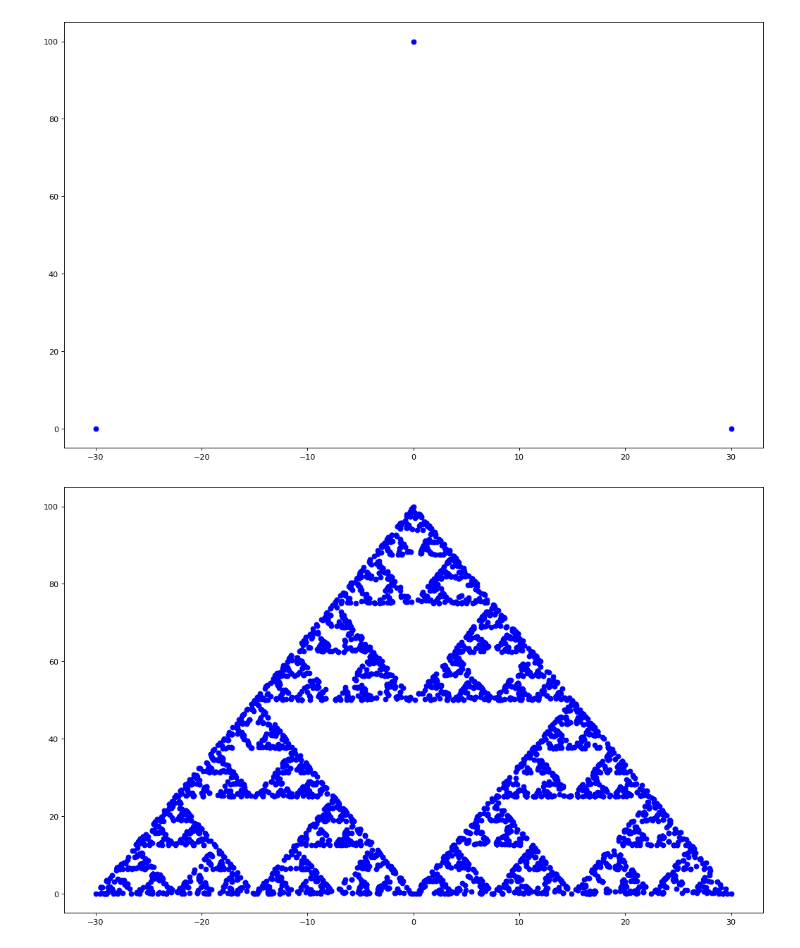
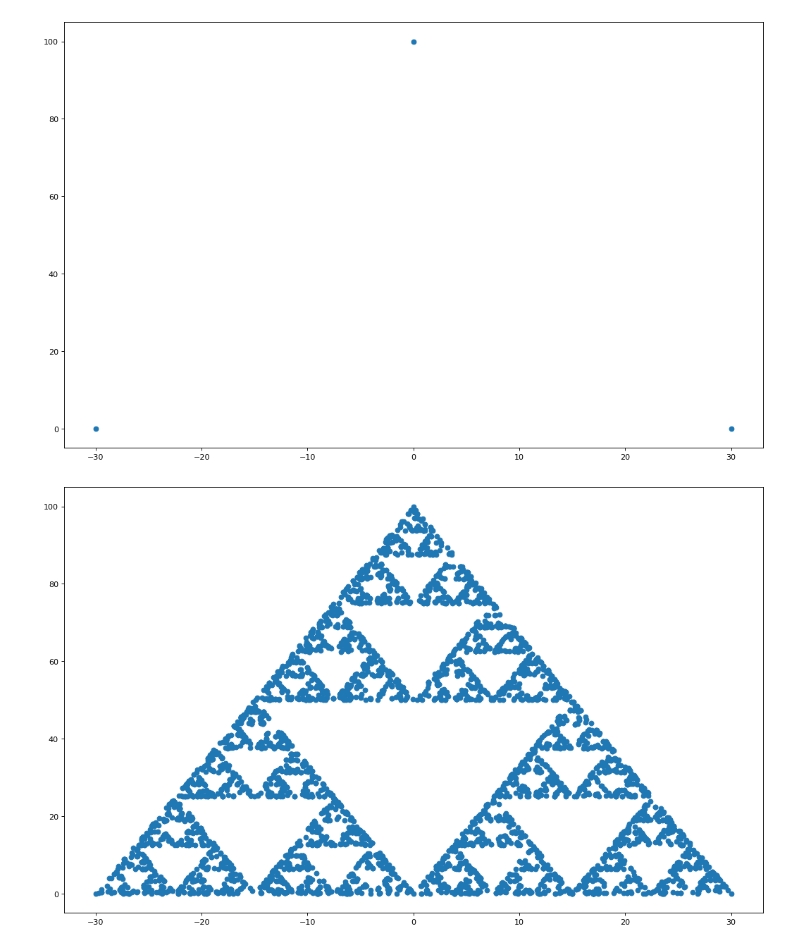
Before and after one commit to Iryna-Lytvynchuk/Data_Science, a Jupyter notebook: sierp.ipynb, the cells around one changed output. Cells and saved outputs as stored; diff of their text form; code cells hidden in the pictures.

```diff
--- a/sierp.ipynb
+++ b/sierp.ipynb
@@ -20,29 +20,29 @@ y.append(By)
 x.append(Cx)
 y.append(Cy)
 plt.figure(figsize=(16,10), dpi= 80)
-plt.plot(x,y, 'bo')
+plt.scatter(x,y)
 plt.show()
 # %% [output]
-[figure, old version]
+[figure, new version]
 # %%
 pX = 0.0
 pY = 0.0
 for i in range(0, 5000):
     x.append(pX)
     y.append(pY)
     C = random.randint(0,3)
     if C == 0:
        pX = pX + (Ax - pX) / 2
        pY = pY + (Ay - pY) / 2
     if C == 1:
        pX = pX + (Bx - pX) / 2
        pY = pY + (By - pY) / 2
     if C == 2:
        pX = pX + (Cx - pX) / 2
        pY = pY + (Cy - pY) / 2
 
 plt.figure(figsize=(16,10), dpi= 80)
-plt.plot(x,y, 'bo')
+plt.scatter(x,y)
 plt.show()
 # %% [output]
-[figure, old version]
+[figure, new version]
```
